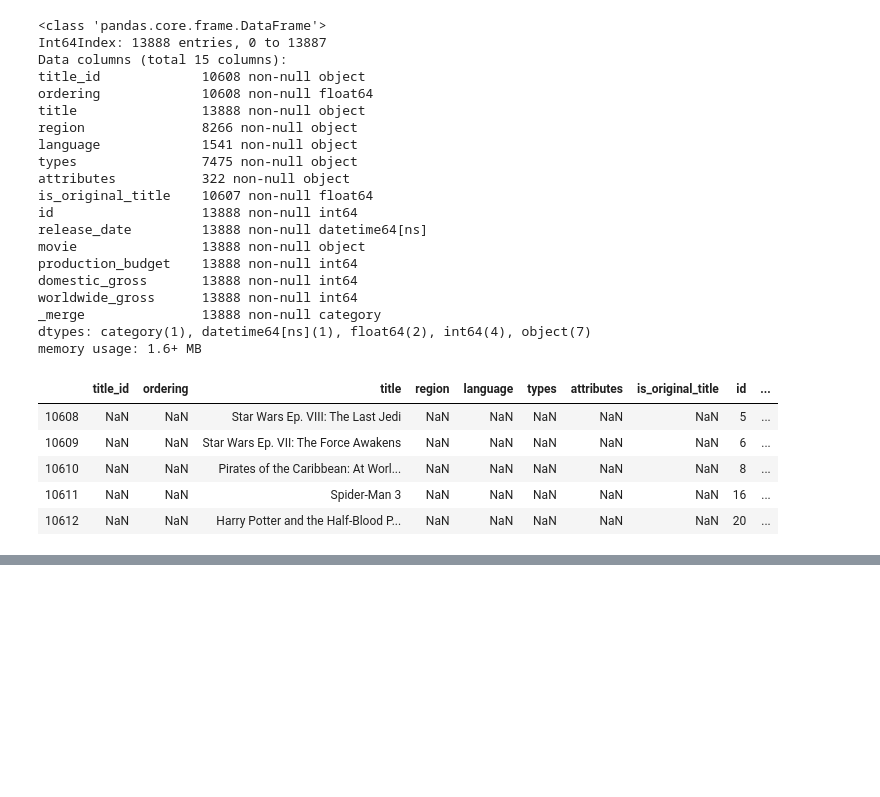
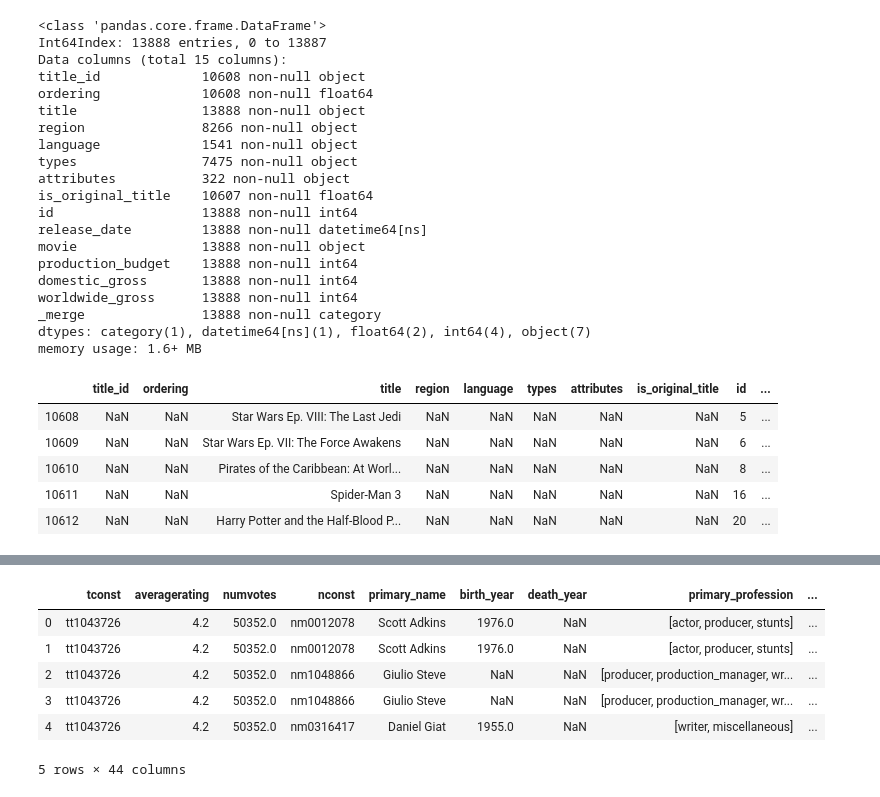
Before and after one commit to JillCarrie/Module1, a Jupyter notebook: data/project1.ipynb, the cells around one changed output, grey strips where cells are left out. Cells and saved outputs as stored; diff of their text form; code cells hidden in the pictures; blank space fills up the shorter version.

```diff
--- a/data/project1.ipynb
+++ b/data/project1.ipynb
@@ -205,0 +381,2 @@ merge[id_missing].head()
+# %%
+merge4 = pd.merge(df_imdb3, merge3, how='right', on='tconst')
@@ -205,0 +469,10 @@ merge[id_missing].head()
+# %%
+merge7.head()
+# %% [output]
+|  | tconst | averagerating | numvotes | nconst | primary_name | birth_year | death_year | primary_profession | ... |
+| 0 | tt1043726 | 4.2 | 50352.0 | nm0012078 | Scott Adkins | 1976.0 | NaN | [actor, producer, stunts] | ... |
+| 1 | tt1043726 | 4.2 | 50352.0 | nm0012078 | Scott Adkins | 1976.0 | NaN | [actor, producer, stunts] | ... |
+| 2 | tt1043726 | 4.2 | 50352.0 | nm1048866 | Giulio Steve | NaN | NaN | [producer, production_manager, wr... | ... |
+| 3 | tt1043726 | 4.2 | 50352.0 | nm1048866 | Giulio Steve | NaN | NaN | [producer, production_manager, wr... | ... |
+| 4 | tt1043726 | 4.2 | 50352.0 | nm0316417 | Daniel Giat | 1955.0 | NaN | [writer, miscellaneous] | ... |
+5 rows × 44 columns
```
Also changed, not shown: parts of 29 cells of this notebook.
